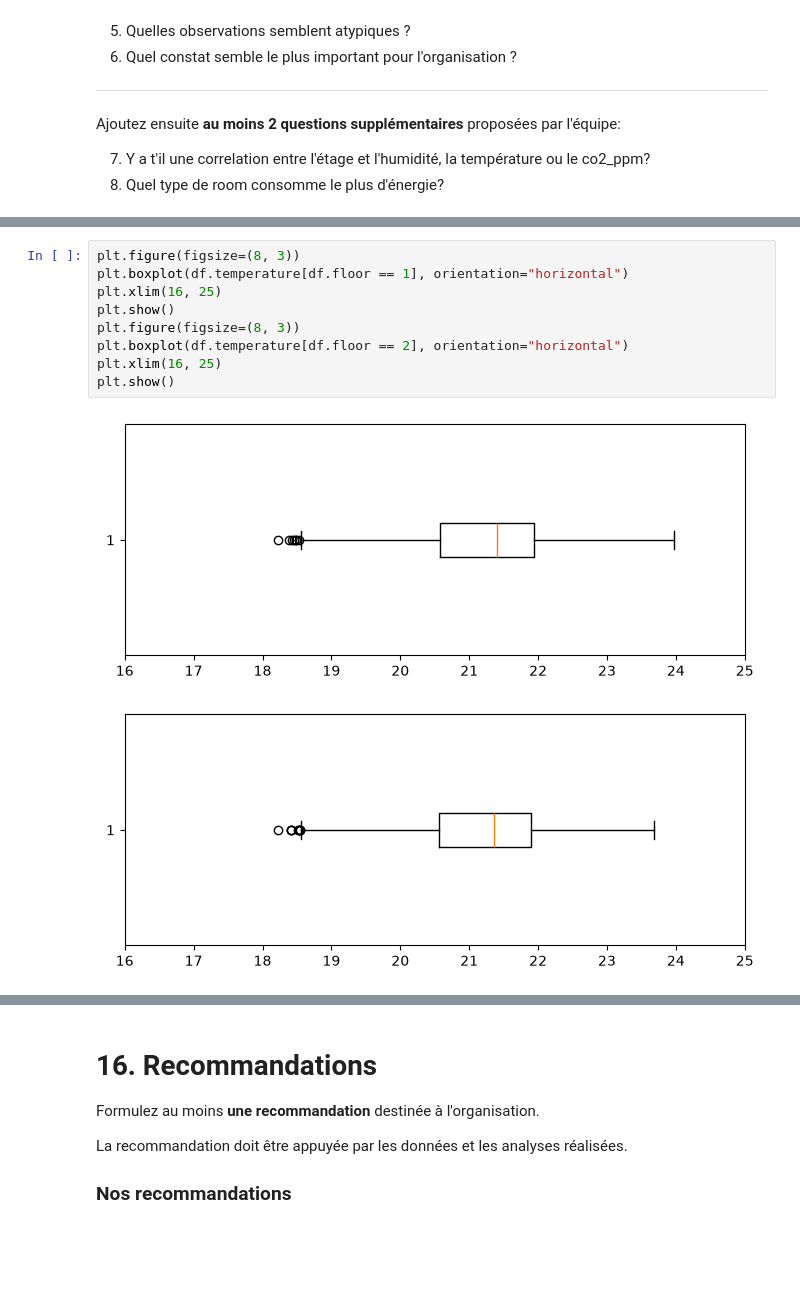
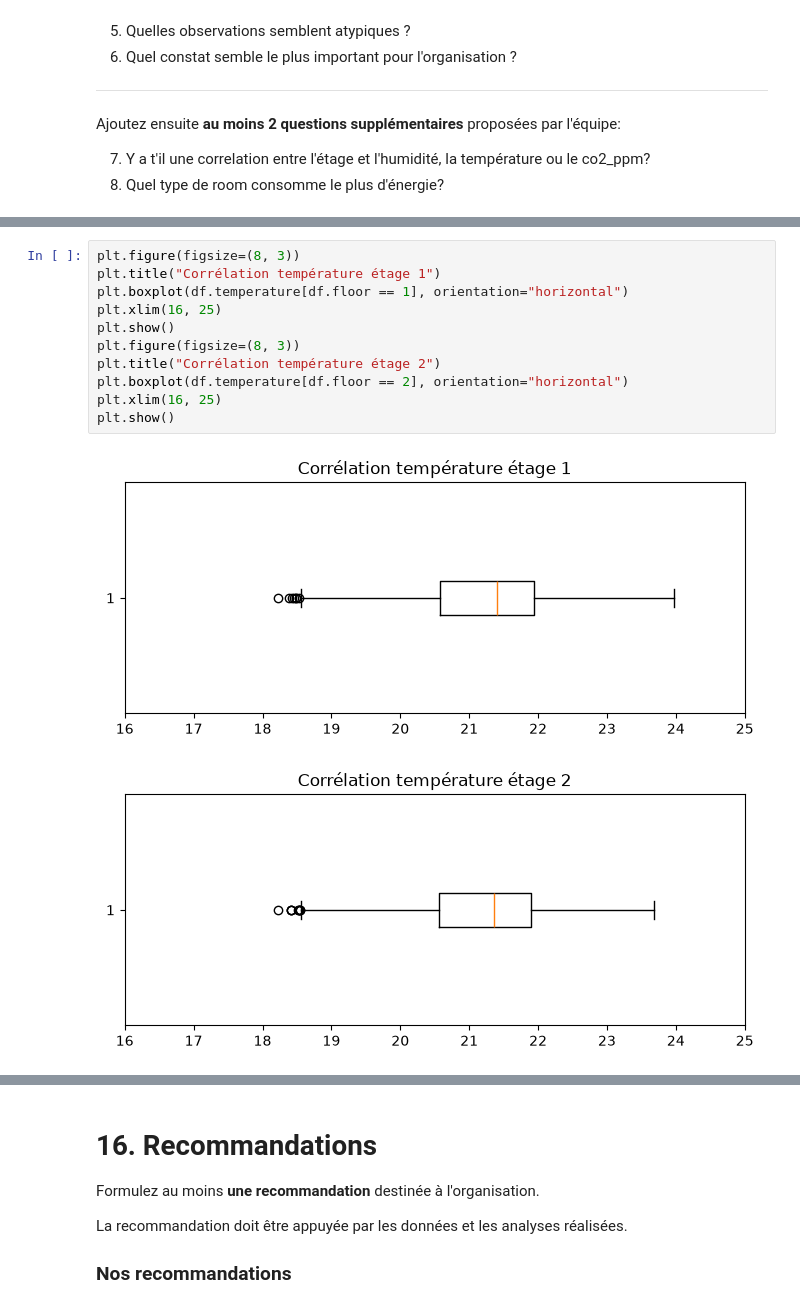
Before and after one commit to Guerre450/collecte-tp3-420-514-MV, a Jupyter notebook: TP3_EDA_DA1_DA2_DA3.ipynb, the cells around one changed output, grey strips where cells are left out. Drawn from its saved outputs; the diff is of its cells as text; blank space fills up the shorter version.

```diff
--- a/TP3_EDA_DA1_DA2_DA3.ipynb
+++ b/TP3_EDA_DA1_DA2_DA3.ipynb
@@ -1078,14 +1082,16 @@ plt.show()
 # %%
 plt.figure(figsize=(8, 3))
+plt.title("Corrélation température étage 1")
 plt.boxplot(df.temperature[df.floor == 1], orientation="horizontal")
 plt.xlim(16, 25)
 plt.show()
 plt.figure(figsize=(8, 3))
+plt.title("Corrélation température étage 2")
 plt.boxplot(df.temperature[df.floor == 2], orientation="horizontal")
 plt.xlim(16, 25)
 plt.show()
 # %% [output]
-[figure, old version]
+[figure, new version]
-[figure, old version]
+[figure, new version]
 # %%
 plt.figure(figsize=(8, 3))
```
Also changed, not shown: parts of 8 cells of this notebook.
